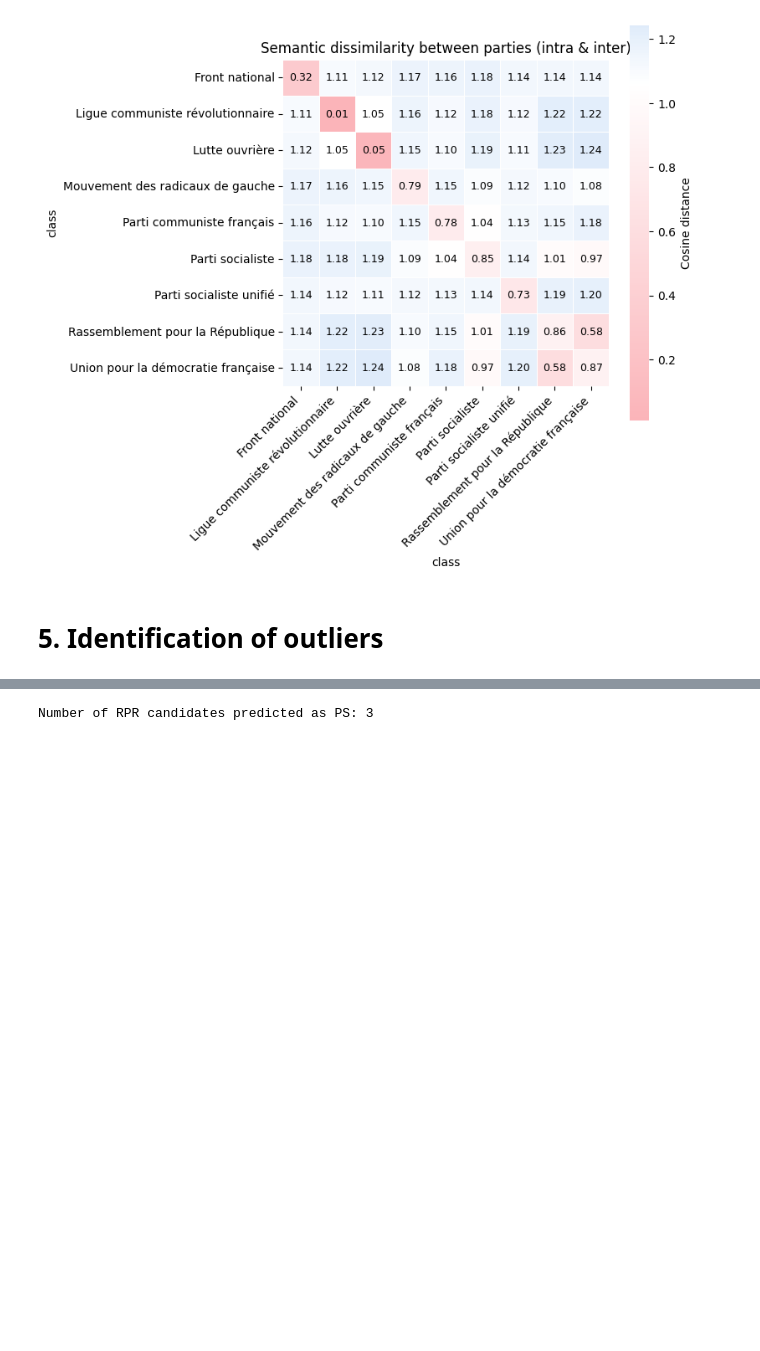
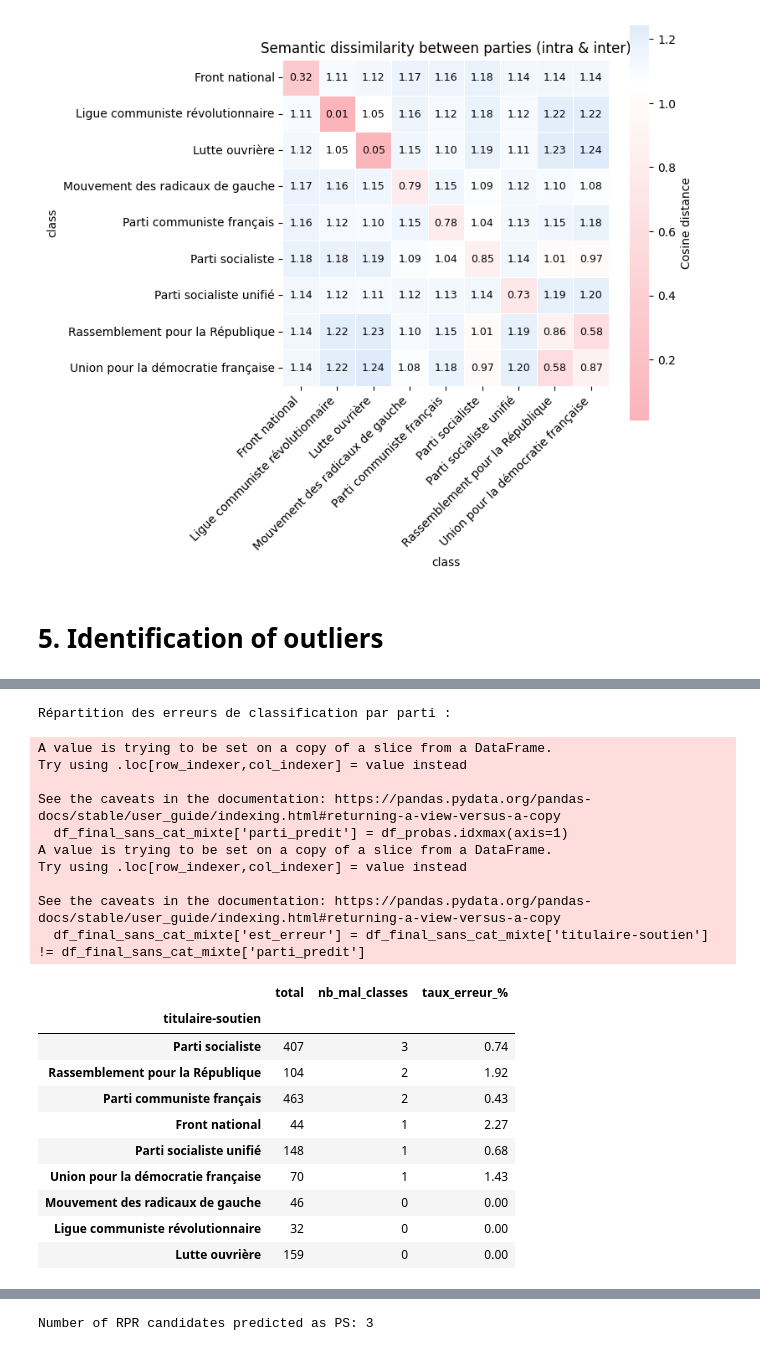
Before and after one commit to Amandine701/NLP_rendus, a Jupyter notebook: regression_logistique.ipynb, the cells around one changed output, grey strips where cells are left out. Cells and saved outputs as stored; diff of their text form; code cells hidden in the pictures; blank space fills up the shorter version.

```diff
--- a/regression_logistique.ipynb
+++ b/regression_logistique.ipynb
@@ -602,0 +743,15 @@ plt.show()
+# %%
+# 1. Obtenir les probabilités pour chaque classe
+probas = best_model.predict_proba(df_final_sans_cat_mixte['clean_text_filtered'])
+df_probas = pd.DataFrame(probas, columns=best_model.classes_, index=df_final_sans_cat_mixte.index)
+
+# 2. Extraire la probabilité affectée au parti RÉEL
+def get_vrai_parti_proba(row):
+    parti_reel = row['titulaire-soutien']
+    return df_probas.loc[row.name, parti_reel]
+
+df_final_sans_cat_mixte['proba_parti_reel'] = df_final_sans_cat_mixte.apply(get_vrai_parti_proba, axis=1)
+
+# 3. Identifier les outliers de confiance
+# Un score proche de 0 signifie que le modèle ne reconnaît absolument pas le parti annoncé
+outliers_proba = df_final_sans_cat_mixte[df_final_sans_cat_mixte['proba_parti_reel'] < 0.10]
@@ -602,0 +764,37 @@ plt.show()
+# %%
+# On s'assure que les colonnes nécessaires existent
+df_final_sans_cat_mixte['parti_predit'] = df_probas.idxmax(axis=1)
+df_final_sans_cat_mixte['est_erreur'] = df_final_sans_cat_mixte['titulaire-soutien'] != df_final_sans_cat_mixte['parti_predit']
+
+# Répartition globale
+repartition_erreurs = df_final_sans_cat_mixte.groupby('titulaire-soutien').agg(
+    total=('titulaire-soutien', 'count'),
+    nb_mal_classes=('est_erreur', 'sum')
+)
+repartition_erreurs['taux_erreur_%'] = (repartition_erreurs['nb_mal_classes'] / repartition_erreurs['total'] * 100).round(2)
+
+print("Répartition des erreurs de classification par parti :")
+display(repartition_erreurs.sort_values(by='nb_mal_classes', ascending=False))
+# %% [output]
+Répartition des erreurs de classification par parti :
+A value is trying to be set on a copy of a slice from a DataFrame.
+Try using .loc[row_indexer,col_indexer] = value instead
+
+See the caveats in the documentation: https://pandas.pydata.org/pandas-docs/stable/user_guide/indexing.html#returning-a-view-versus-a-copy
+  df_final_sans_cat_mixte['parti_predit'] = df_probas.idxmax(axis=1)
+A value is trying to be set on a copy of a slice from a DataFrame.
+Try using .loc[row_indexer,col_indexer] = value instead
+
+See the caveats in the documentation: https://pandas.pydata.org/pandas-docs/stable/user_guide/indexing.html#returning-a-view-versus-a-copy
+  df_final_sans_cat_mixte['est_erreur'] = df_final_sans_cat_mixte['titulaire-soutien'] != df_final_sans_cat_mixte['parti_predit']
+|  | total | nb_mal_classes | taux_erreur_% |
+| titulaire-soutien |  |  |  |
+| Parti socialiste | 407 | 3 | 0.74 |
+| Rassemblement pour la République | 104 | 2 | 1.92 |
+| Parti communiste français | 463 | 2 | 0.43 |
+| Front national | 44 | 1 | 2.27 |
+| Parti socialiste unifié | 148 | 1 | 0.68 |
+| Union pour la démocratie française | 70 | 1 | 1.43 |
+| Mouvement des radicaux de gauche | 46 | 0 | 0.00 |
+| Ligue communiste révolutionnaire | 32 | 0 | 0.00 |
+| Lutte ouvrière | 159 | 0 | 0.00 |
```
Also changed, not shown: parts of 26 cells of this notebook.
